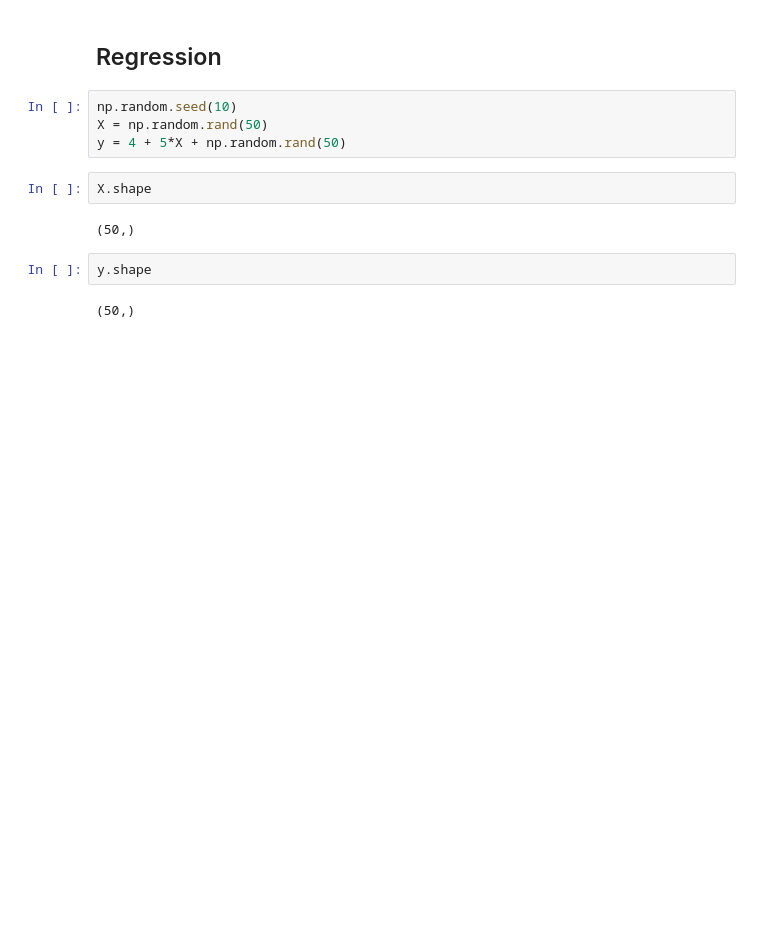
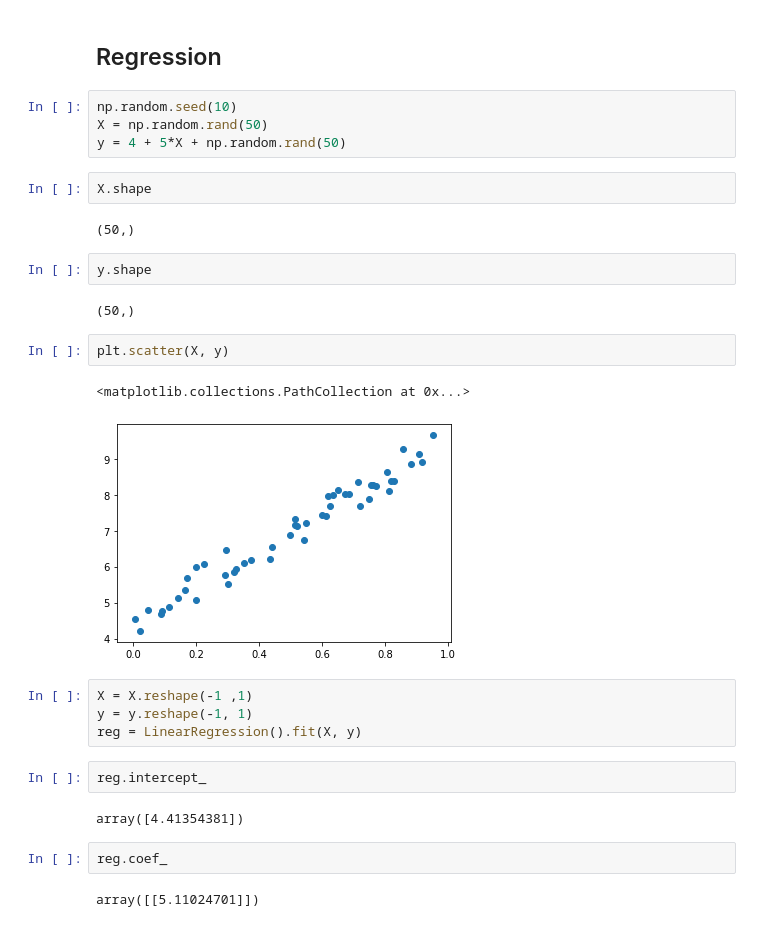
Before and after one commit to kate006naja/MachineLearningClassCode, a Jupyter notebook: ml12.ipynb, the cells around one changed output. Saved outputs shown, nothing was run; the diff lists cells and outputs as text; blank space fills up the shorter version.

```diff
--- a/ml12.ipynb
+++ b/ml12.ipynb
@@ -498,3 +498,20 @@ X.shape
 y.shape
 # %% [output]
 (50,)
+# %%
+plt.scatter(X, y)
+# %% [output]
+<matplotlib.collections.PathCollection at 0x...>
+[figure, added]
+# %%
+X = X.reshape(-1 ,1)
+y = y.reshape(-1, 1)
+reg = LinearRegression().fit(X, y)
+# %%
+reg.intercept_
+# %% [output]
+array([4.41354381])
+# %%
+reg.coef_
+# %% [output]
+array([[5.11024701]])
```
Also changed, not shown: parts of 8 cells of this notebook.
